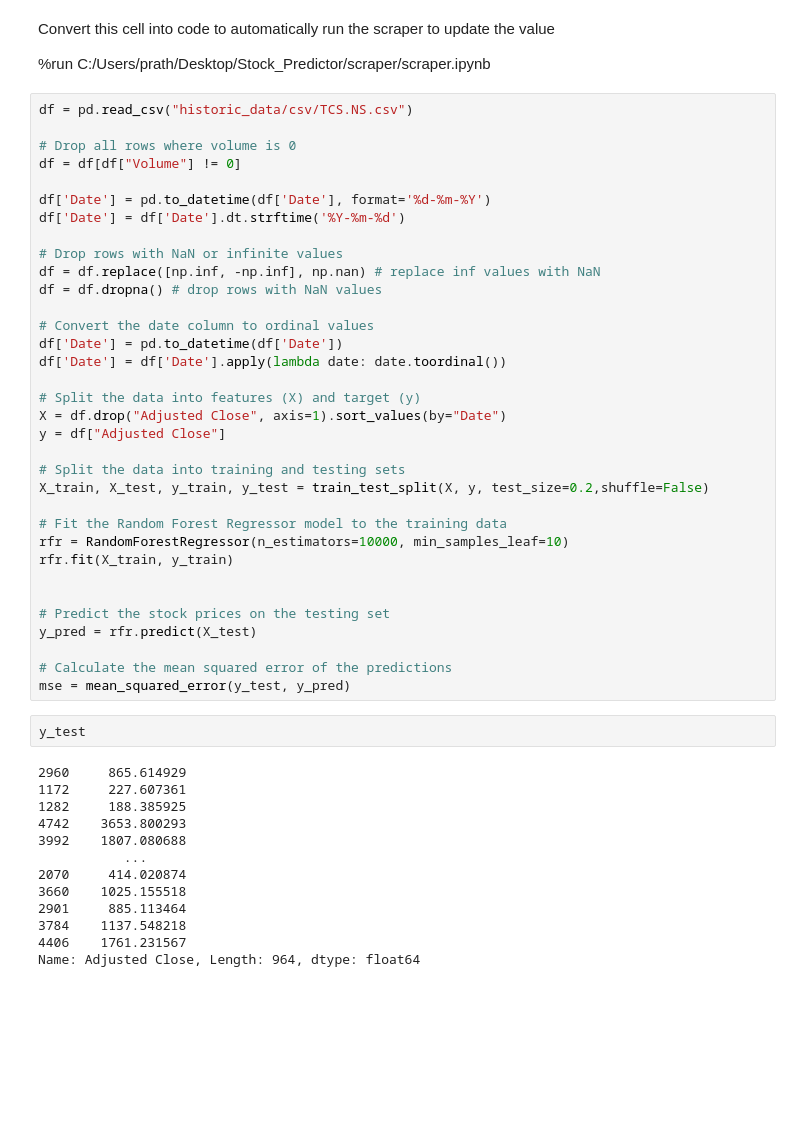
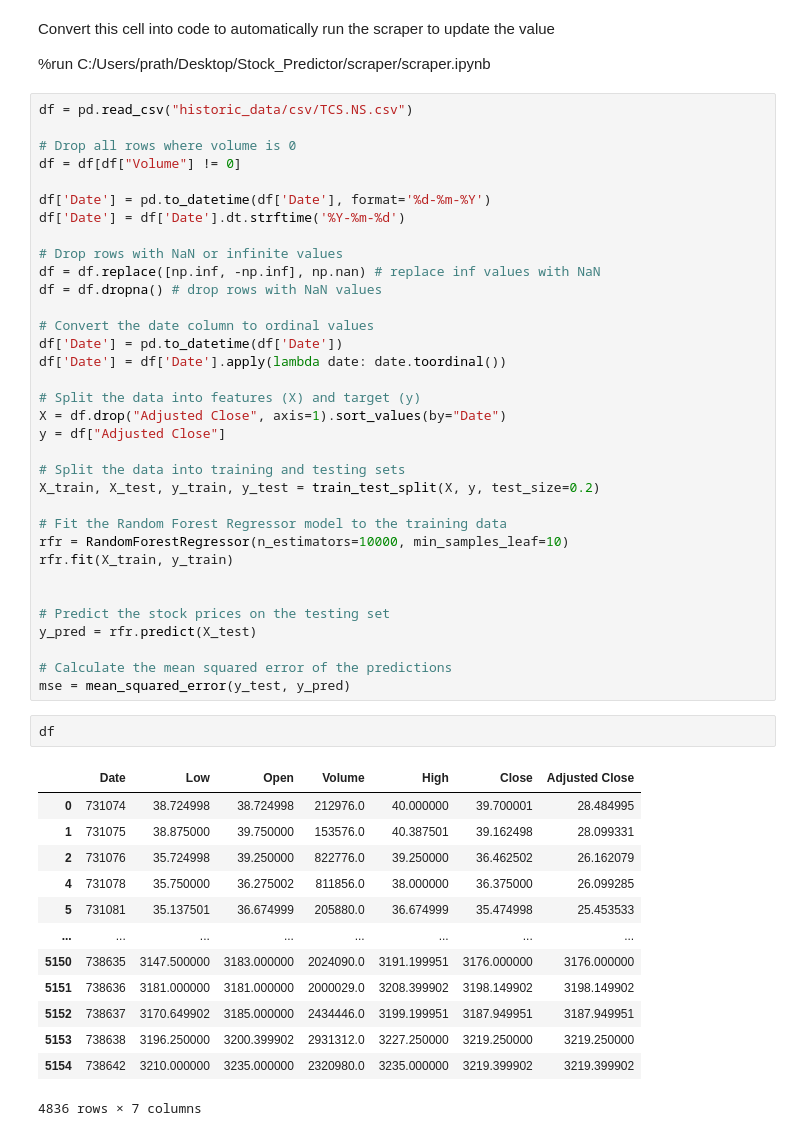
Before and after one commit to prathamssaraf/Stock-Price-Prediction-System, a Jupyter notebook: f-RFR.ipynb, the cells around one changed output. Saved outputs shown, nothing was run; the diff lists cells and outputs as text; blank space fills up the shorter version.

```diff
--- a/f-RFR.ipynb
+++ b/f-RFR.ipynb
@@ -31,7 +31,7 @@ X = df.drop("Adjusted Close", axis=1).sort_values(by="Date")
 y = df["Adjusted Close"]
 
 # Split the data into training and testing sets
-X_train, X_test, y_train, y_test = train_test_split(X, y, test_size=0.2,shuffle=False)
+X_train, X_test, y_train, y_test = train_test_split(X, y, test_size=0.2)
 
 # Fit the Random Forest Regressor model to the training data
 rfr = RandomForestRegressor(n_estimators=10000, min_samples_leaf=10)
@@ -43,21 +43,22 @@ y_pred = rfr.predict(X_test)
 
 # Calculate the mean squared error of the predictions
 mse = mean_squared_error(y_test, y_pred)
-# %%
-y_test
-# %% [output]
-2960     865.614929
-1172     227.607361
-1282     188.385925
-4742    3653.800293
-3992    1807.080688
-           ...
-2070     414.020874
-3660    1025.155518
-2901     885.113464
-3784    1137.548218
-4406    1761.231567
-Name: Adjusted Close, Length: 964, dtype: float64
+# %%
+df
+# %% [output]
+|  | Date | Low | Open | Volume | High | Close | Adjusted Close |
+| 0 | 731074 | 38.724998 | 38.724998 | 212976.0 | 40.000000 | 39.700001 | 28.484995 |
+| 1 | 731075 | 38.875000 | 39.750000 | 153576.0 | 40.387501 | 39.162498 | 28.099331 |
+| 2 | 731076 | 35.724998 | 39.250000 | 822776.0 | 39.250000 | 36.462502 | 26.162079 |
+| 4 | 731078 | 35.750000 | 36.275002 | 811856.0 | 38.000000 | 36.375000 | 26.099285 |
+| 5 | 731081 | 35.137501 | 36.674999 | 205880.0 | 36.674999 | 35.474998 | 25.453533 |
+| ... | ... | ... | ... | ... | ... | ... | ... |
+| 5150 | 738635 | 3147.500000 | 3183.000000 | 2024090.0 | 3191.199951 | 3176.000000 | 3176.000000 |
+| 5151 | 738636 | 3181.000000 | 3181.000000 | 2000029.0 | 3208.399902 | 3198.149902 | 3198.149902 |
+| 5152 | 738637 | 3170.649902 | 3185.000000 | 2434446.0 | 3199.199951 | 3187.949951 | 3187.949951 |
+| 5153 | 738638 | 3196.250000 | 3200.399902 | 2931312.0 | 3227.250000 | 3219.250000 | 3219.250000 |
+| 5154 | 738642 | 3210.000000 | 3235.000000 | 2320980.0 | 3235.000000 | 3219.399902 | 3219.399902 |
+4836 rows × 7 columns
 # %%
 # Plot the true stock prices versus the predicted stock prices
 plt.scatter(y_test, y_pred)
```
Also changed, not shown: parts of 5 cells of this notebook, 20 other files.
